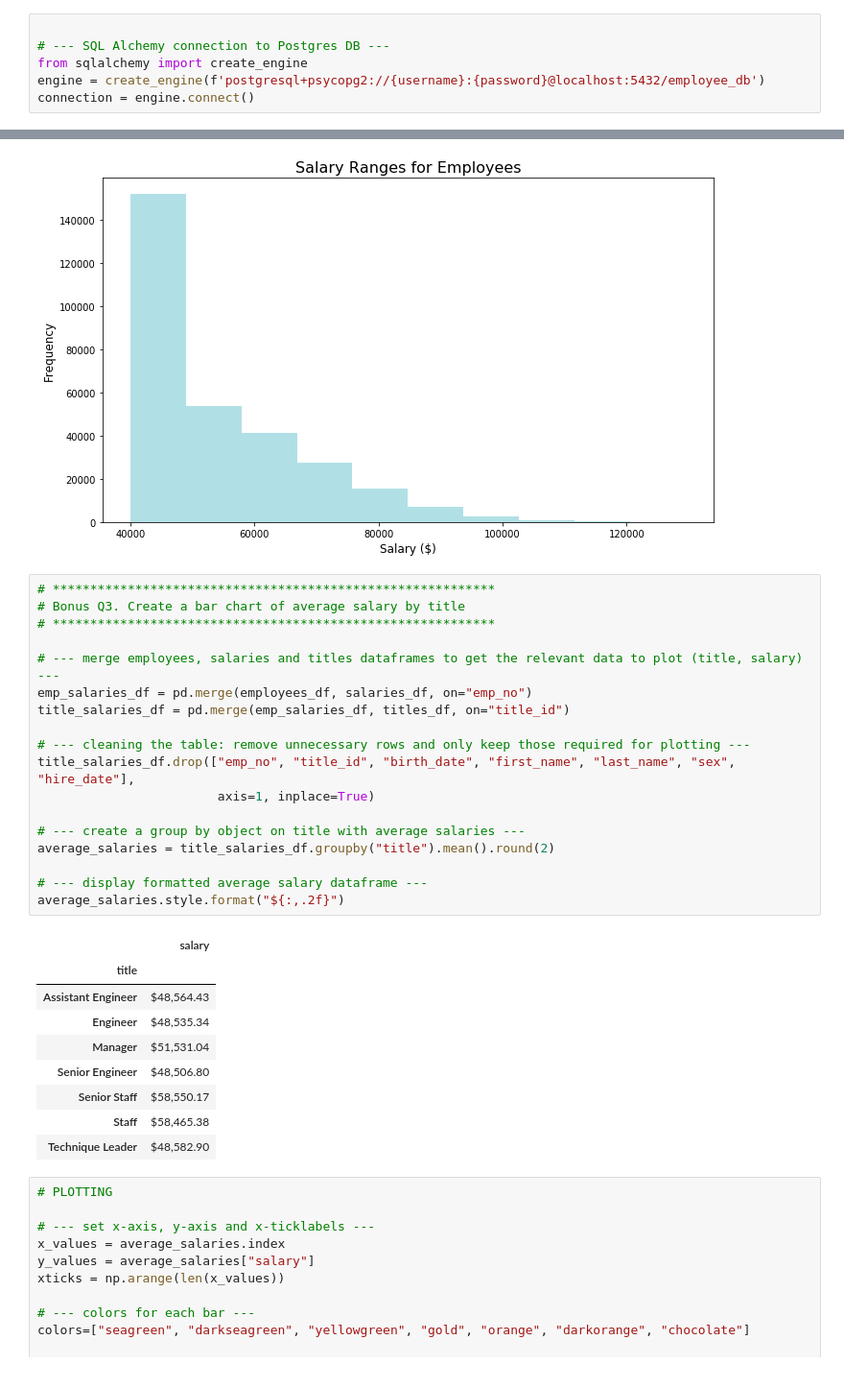
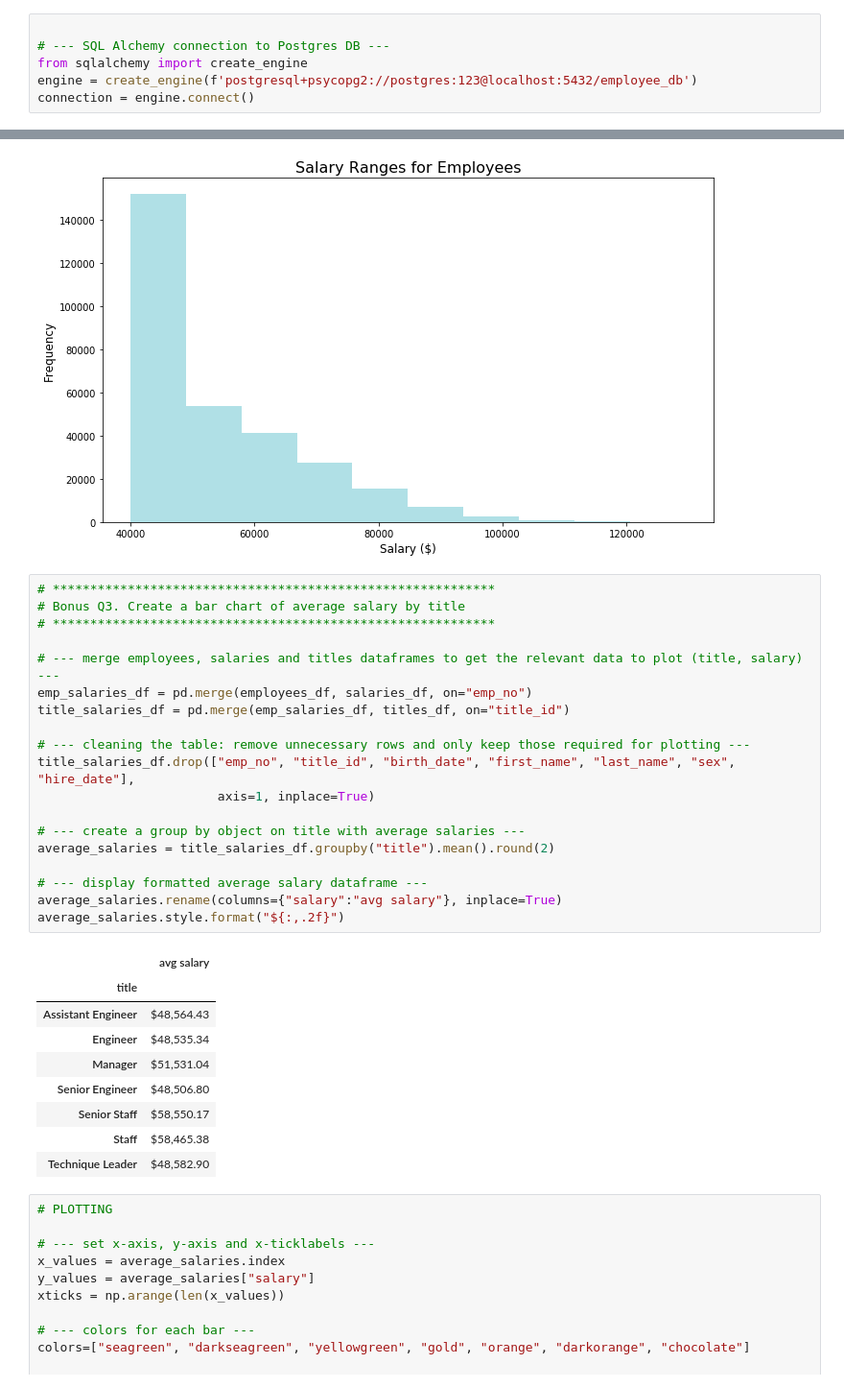
Before and after one commit to neha-nayeem/sql-challenge, a Jupyter notebook: EmployeeSQL/bonus-analysis.ipynb, the cells around one changed output, grey strips where cells are left out. Shown at 96% size. Drawn from its saved outputs; the diff is of its cells as text.

```diff
--- a/EmployeeSQL/bonus-analysis.ipynb
+++ b/EmployeeSQL/bonus-analysis.ipynb
@@ -40,7 +40,7 @@ environ{'TERM_PROGRAM': 'Apple_Terminal',
 
 # --- SQL Alchemy connection to Postgres DB ---
 from sqlalchemy import create_engine
-engine = create_engine(f'postgresql+psycopg2://{username}:{password}@localhost:5432/employee_db')
+engine = create_engine(f'postgresql+psycopg2://postgres:123@localhost:5432/employee_db')
 connection = engine.connect()
 # %%
 # --- read data from SQL tables and save into DataFrames ---
@@ -134,23 +134,24 @@ The standard deviation is 14301.45
 # %%
 # ***********************************************************
 # Bonus Q3. Create a bar chart of average salary by title
 # ***********************************************************
 
 # --- merge employees, salaries and titles dataframes to get the relevant data to plot (title, salary) ---
 emp_salaries_df = pd.merge(employees_df, salaries_df, on="emp_no")
 title_salaries_df = pd.merge(emp_salaries_df, titles_df, on="title_id")
 
 # --- cleaning the table: remove unnecessary rows and only keep those required for plotting ---
 title_salaries_df.drop(["emp_no", "title_id", "birth_date", "first_name", "last_name", "sex", "hire_date"],
                         axis=1, inplace=True)
 
 # --- create a group by object on title with average salaries ---
 average_salaries = title_salaries_df.groupby("title").mean().round(2)
 
 # --- display formatted average salary dataframe ---
+average_salaries.rename(columns={"salary":"avg salary"}, inplace=True)
 average_salaries.style.format("${:,.2f}")
 # %% [output]
-|  | salary |
+|  | avg salary |
 | title |  |
 | Assistant Engineer | $48,564.43 |
 | Engineer | $48,535.34 |
```
Also changed, not shown: 1 other file.
